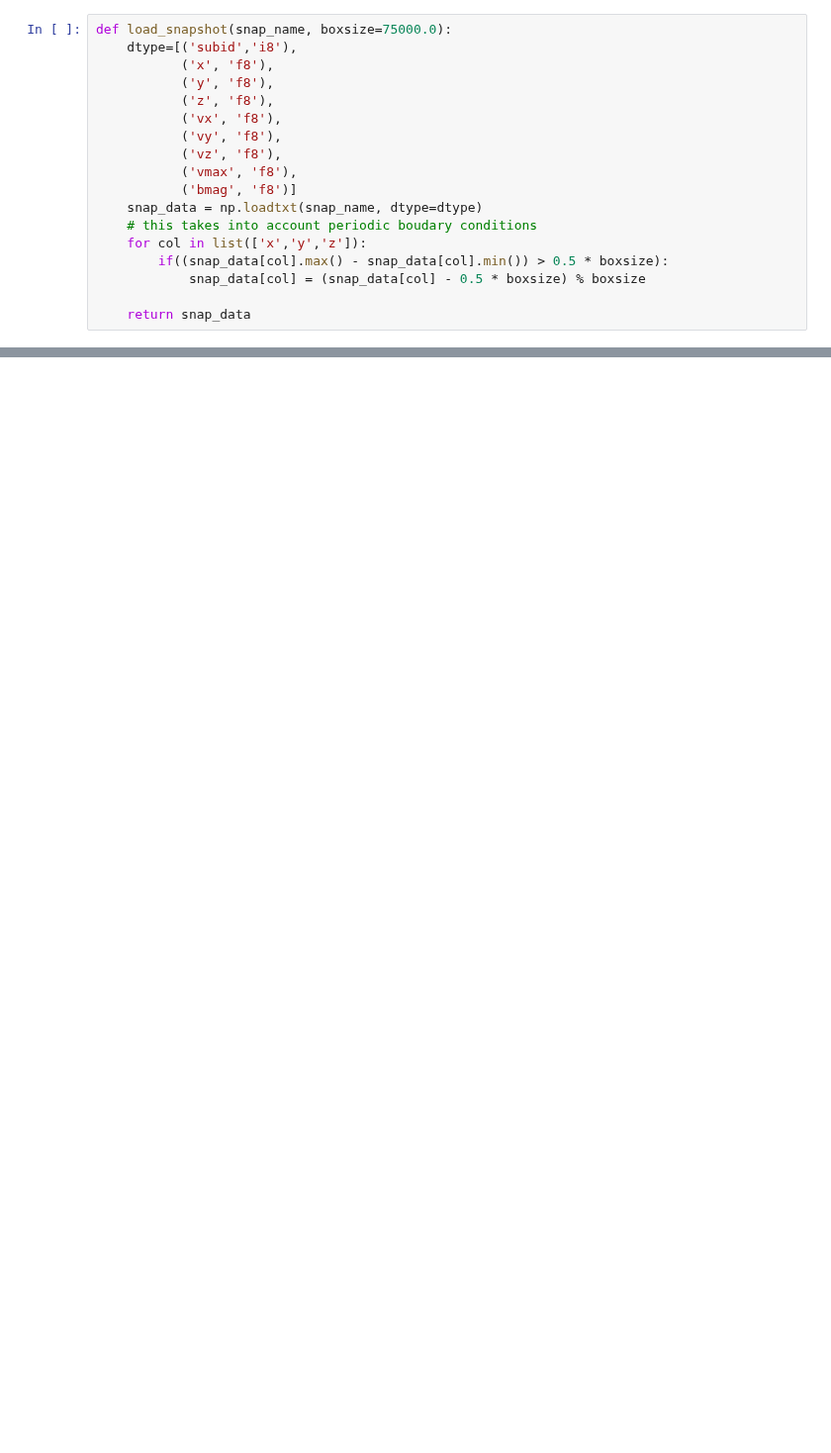
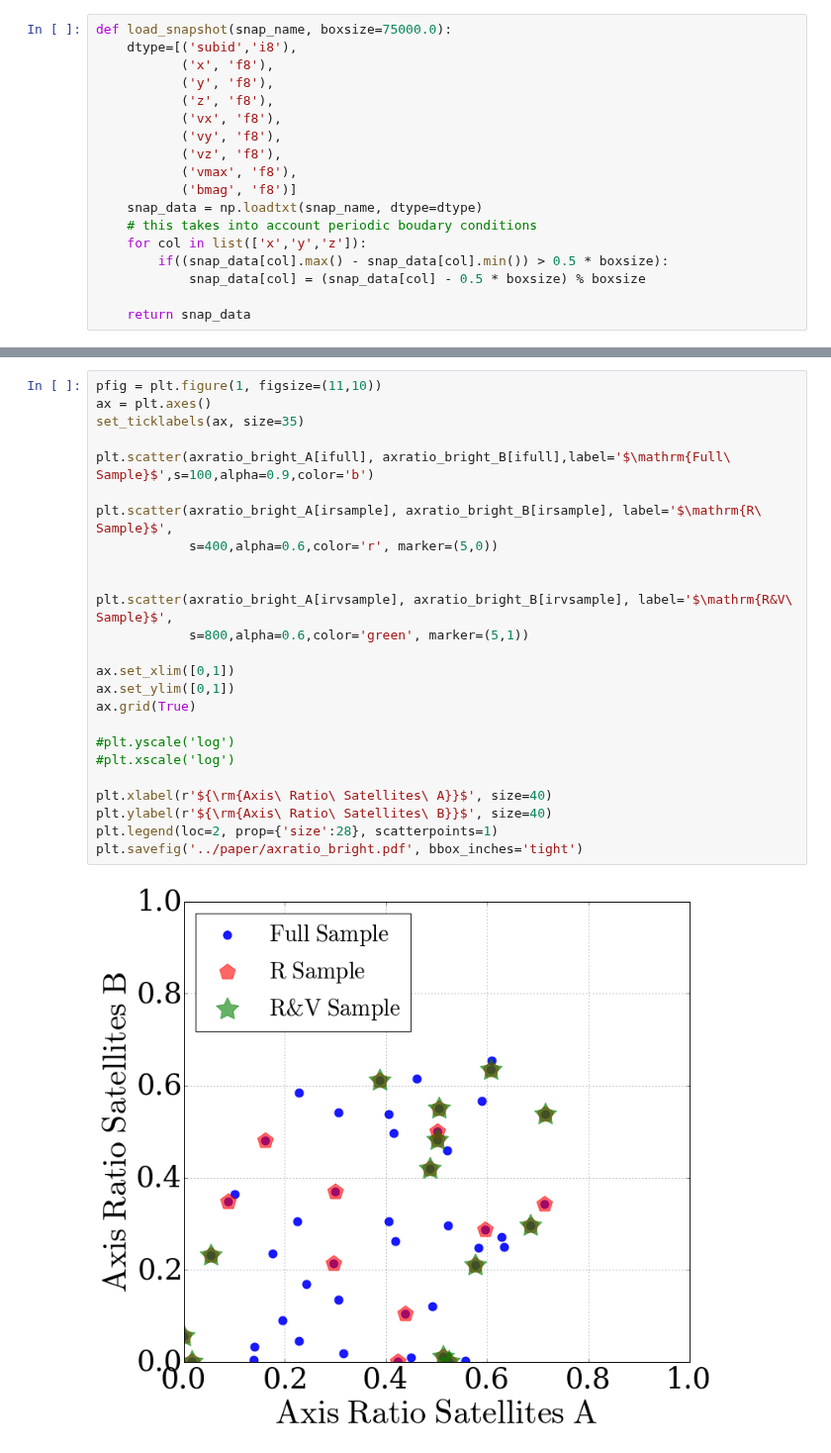
Before and after one commit to astroandes/SatelliteShapeLG, a Jupyter notebook: code/explore.ipynb, the cells around one changed output, grey strips where cells are left out. Shown at 99% size. Saved outputs shown, nothing was run; the diff lists cells and outputs as text; blank space fills up the shorter version.

```diff
--- a/code/explore.ipynb
+++ b/code/explore.ipynb
@@ -179,0 +255,27 @@ plt.savefig('../paper/n_structure.pdf', bbox_inches='tight')
+# %%
+pfig = plt.figure(1, figsize=(11,10))
+ax = plt.axes()
+set_ticklabels(ax, size=35)
+
+plt.scatter(axratio_bright_A[ifull], axratio_bright_B[ifull],label='$\mathrm{Full\ Sample}$',s=100,alpha=0.9,color='b')
+
+plt.scatter(axratio_bright_A[irsample], axratio_bright_B[irsample], label='$\mathrm{R\ Sample}$',
+            s=400,alpha=0.6,color='r', marker=(5,0))
+
+
+plt.scatter(axratio_bright_A[irvsample], axratio_bright_B[irvsample], label='$\mathrm{R&V\ Sample}$',
+            s=800,alpha=0.6,color='green', marker=(5,1))
+
+ax.set_xlim([0,1])
+ax.set_ylim([0,1])
+ax.grid(True)
+
+#plt.yscale('log')
+#plt.xscale('log')
+
+plt.xlabel(r'${\rm{Axis\ Ratio\ Satellites\ A}}$', size=40)
+plt.ylabel(r'${\rm{Axis\ Ratio\ Satellites\ B}}$', size=40)
+plt.legend(loc=2, prop={'size':28}, scatterpoints=1)
+plt.savefig('../paper/axratio_bright.pdf', bbox_inches='tight')
+# %% [output]
+[figure, added]
```
Also changed, not shown: parts of 11 cells of this notebook.
